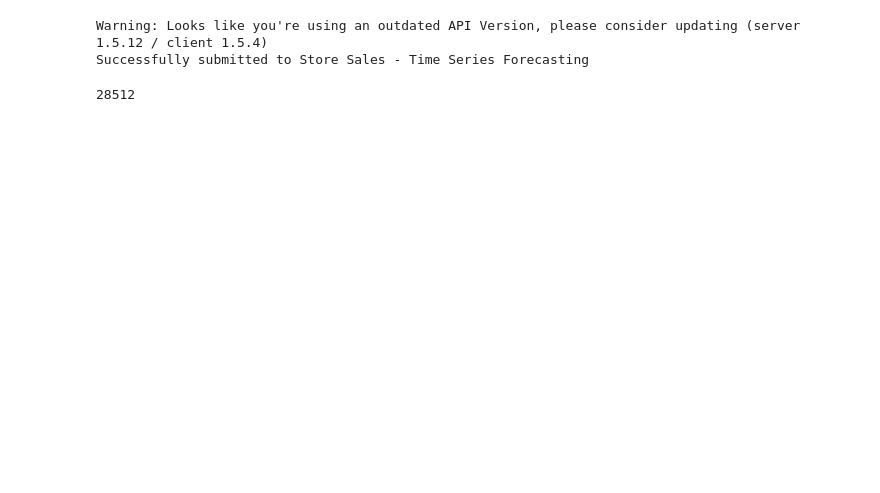
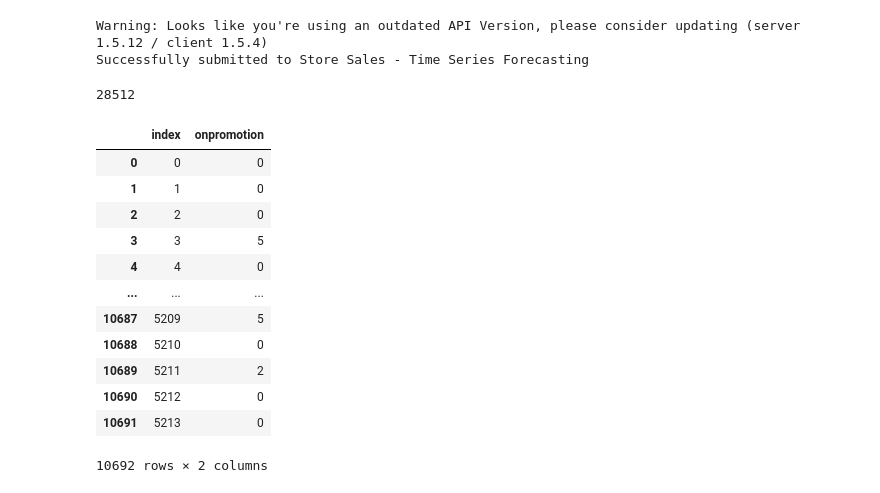
Before and after one commit to Keishin315/Keishin315, a Jupyter notebook: store_sales_forecast.ipynb, the cells around one changed output. Cells and saved outputs as stored; diff of their text form; code cells hidden in the pictures; blank space fills up the shorter version.

```diff
--- a/store_sales_forecast.ipynb
+++ b/store_sales_forecast.ipynb
@@ -410,7 +429,27 @@ len(submits)
 # %% [output]
 28512
 # %%
-spe = traincsv.sort_values(['date','store_nbr','family']).set_index('date').drop(['id','sales'],axis = 1).copy()
+spe = traincsv.sort_values(['date','store_nbr','family']).drop(['id','sales'],axis = 1).copy()
 # %%
 spe = spe.iloc[-54*33*3:,:]
 spe = spe.drop(['store_nbr','family'],axis = 1)
+# %%
+testdash = test.sort_values(['date','store_nbr','family'])[:54*33*3]
+# %%
+spe = spe.onpromotion.append(testdash.onpromotion)
+# %%
+spe = spe.reset_index()
+# %% [output]
+|  | index | onpromotion |
+| 0 | 0 | 0 |
+| 1 | 1 | 0 |
+| 2 | 2 | 0 |
+| 3 | 3 | 5 |
+| 4 | 4 | 0 |
+| ... | ... | ... |
+| 10687 | 5209 | 5 |
+| 10688 | 5210 | 0 |
+| 10689 | 5211 | 2 |
+| 10690 | 5212 | 0 |
+| 10691 | 5213 | 0 |
+10692 rows × 2 columns
```
Also changed, not shown: parts of 21 cells of this notebook.
